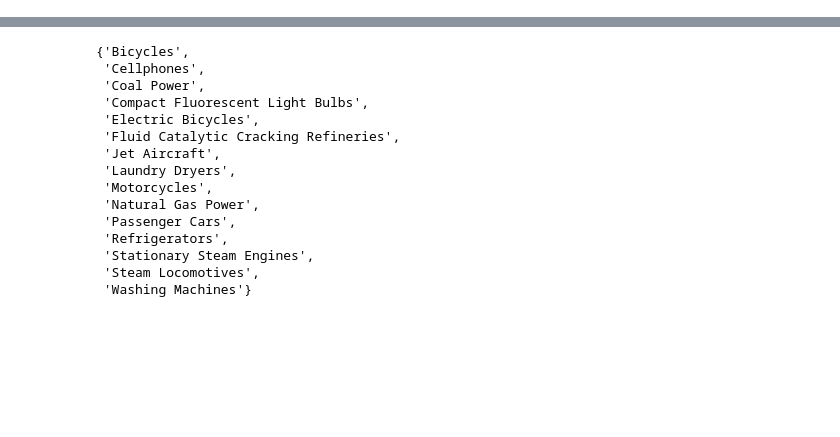
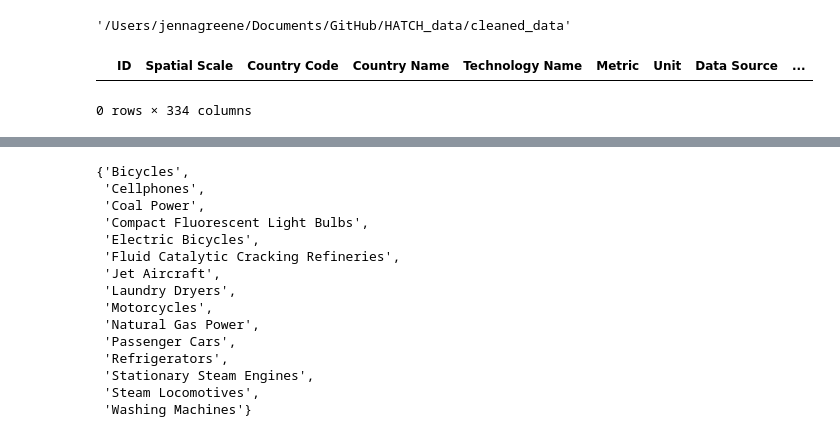
Before and after one commit to jennagreene22/HATCH_data, a Jupyter notebook: reading_files/read_iiasa.ipynb, the cells around one changed output, grey strips where cells are left out. Drawn from its saved outputs; the diff is of its cells as text; code cells hidden in the pictures; blank space fills up the shorter version.

```diff
--- a/reading_files/read_iiasa.ipynb
+++ b/reading_files/read_iiasa.ipynb
@@ -474,3 +259,20 @@ See the caveats in the documentation: https://pandas.pydata.org/pandas-docs/stab
+# %%
+# get current directory
+current_directory = os.path.abspath(os.getcwd())
+current_directory
+parent_directory = os.path.dirname(current_directory)
+cleaned_data_directory = os.path.join(parent_directory, "cleaned_data")
+cleaned_data_directory
+# Will be in reading_files. Need to get to cleaned_data
+# %% [output]
+'/Users/jennagreene/Documents/GitHub/HATCH_data/cleaned_data'
 # %%
-frame = pd.read_csv('cleaned data/frame.csv')
+
+# Define the directory path
+file_path = cleaned_data_directory + '/frame.csv'
+frame = pd.read_csv(file_path)
+frame
+# %% [output]
+|  | ID | Spatial Scale | Country Code | Country Name | Technology Name | Metric | Unit | Data Source | ... |
+0 rows × 334 columns
 # %%
```
Also changed, not shown: parts of 46 cells of this notebook, 30 other files.
